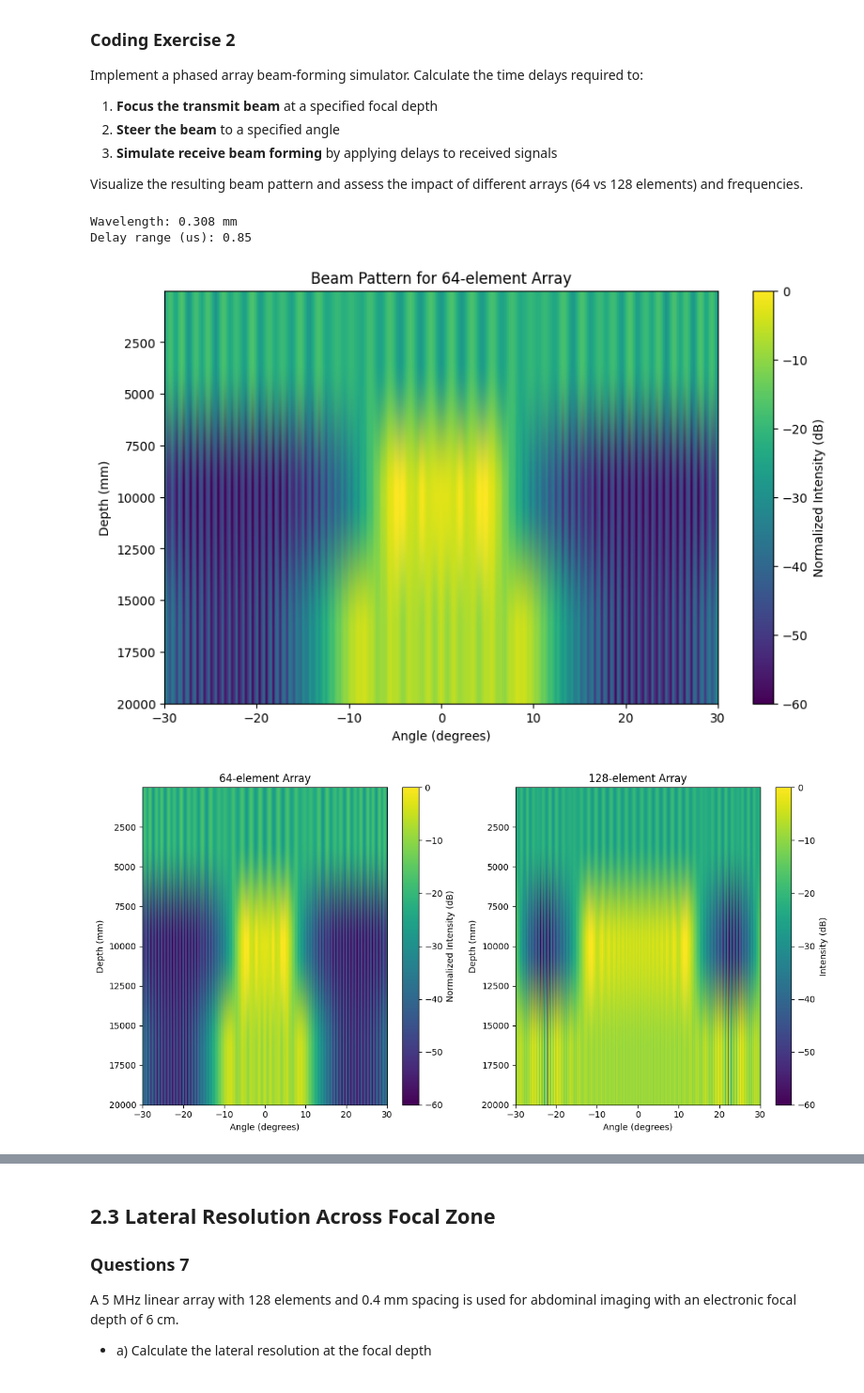
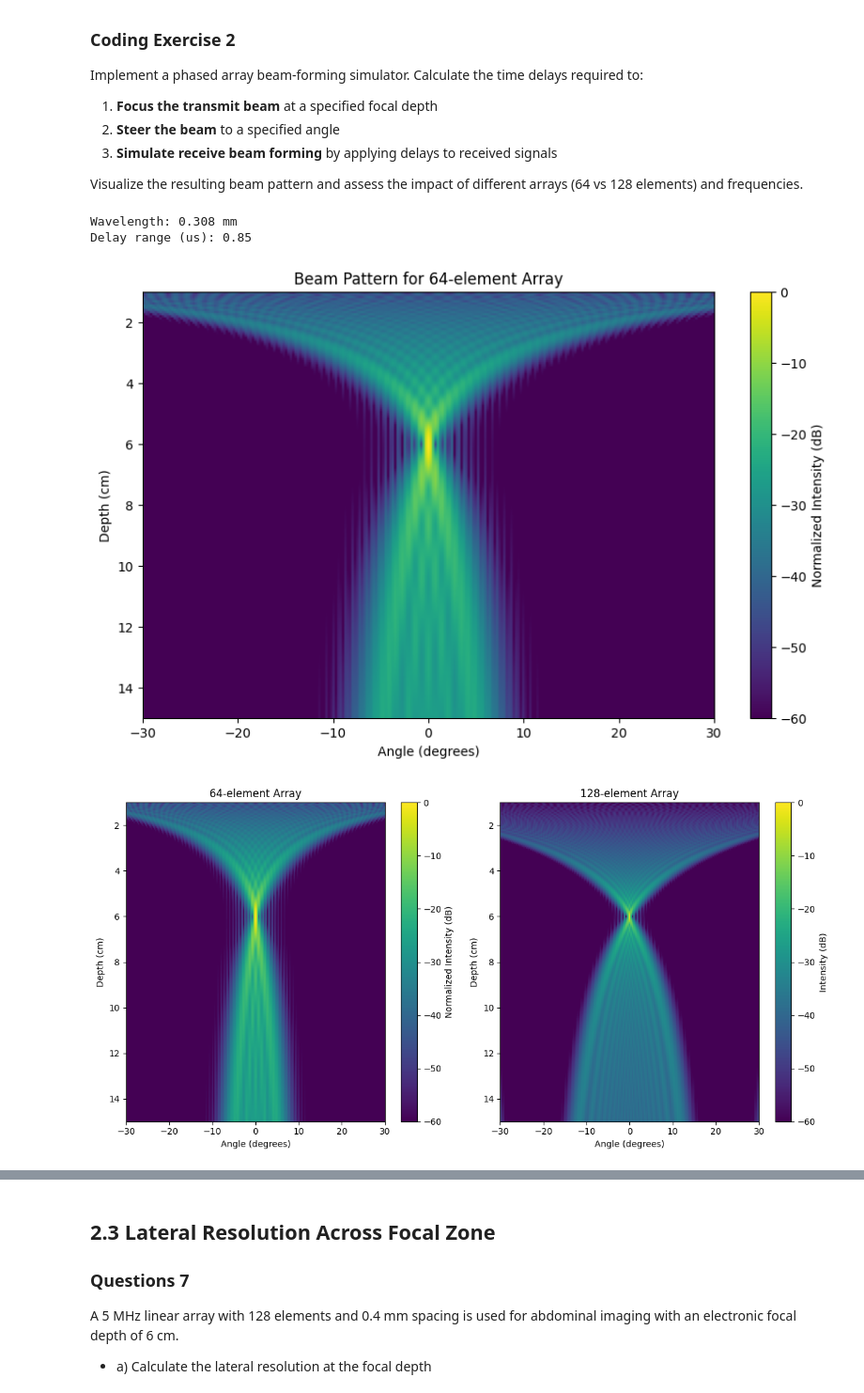
Before and after one commit to julianamassaro/BMEN509-623_Deliverable_3, a Jupyter notebook: deliverable-03-starter.ipynb, the cells around one changed output, grey strips where cells are left out. Shown at 94% size. Cells and saved outputs as stored; diff of their text form; code cells hidden in the pictures.

```diff
--- a/deliverable-03-starter.ipynb
+++ b/deliverable-03-starter.ipynb
@@ -474,7 +474,7 @@ def simulate_beam_pattern(element_positions, delays, frequency, depth_range, ang
     k = 2 * np.pi * frequency / c
 
     if depth_range is None:
-        depths = (0.01, 0.15, 200)
+        depths = np.linspace(0.01, 0.15, 200)
     else:
         depths = depth_range
     if angle_range is None:
@@ -519,7 +519,7 @@ plt.imshow(
 )
 plt.colorbar(label='Normalized Intensity (dB)')
 plt.xlabel('Angle (degrees)')
-plt.ylabel('Depth (mm)')
+plt.ylabel('Depth (cm)')
 plt.title('Beam Pattern for 64-element Array')
 plt.show()
 
@@ -556,7 +556,7 @@ plt.imshow(
 )
 plt.colorbar(label='Normalized Intensity (dB)')
 plt.xlabel('Angle (degrees)')
-plt.ylabel('Depth (mm)')
+plt.ylabel('Depth (cm)')
 plt.title('64-element Array')
 
 plt.subplot(1, 2, 2)
@@ -570,7 +570,7 @@ plt.imshow(
 )
 plt.colorbar(label='Intensity (dB)')
 plt.xlabel('Angle (degrees)')
-plt.ylabel('Depth (mm)')
+plt.ylabel('Depth (cm)')
 plt.title('128-element Array')
 
 plt.tight_layout()
@@ -582,33 +582,33 @@ frequency_labels = ['3 MHz', '5 MHz', '7 MHz']
 
 plt.figure(figsize=(15, 4.5))
 
 for idx, freq in enumerate(frequencies):
     wavelength = c / freq
     focus_delays = calculate_focus_delays(element_positions, focal_depth, c)
     steer_delays = calculate_steer_delays(element_positions, steering_angle, c)
     delays = focus_delays + steer_delays
 
     depths_freq, angles_freq, beam_pattern_freq = simulate_beam_pattern(
         element_positions, delays, freq, None, None, c)
 
     plt.subplot(1, 3, idx + 1)
     plt.imshow(
         beam_pattern_freq,
         extent=[angles_freq[0], angles_freq[-1], depths_freq[-1]*100, depths_freq[0]*100],
         aspect='auto',
         cmap='viridis',
         vmin = -60,
         vmax = 0
     )
     plt.colorbar(label='Normalized Intensity (dB)')
     plt.xlabel('Angle (degrees)')
-    plt.ylabel('Depth (mm)')
+    plt.ylabel('Depth (cm)')
     plt.title(f'Beam Pattern at {frequency_labels[idx]}')
 
 plt.tight_layout()
 plt.show()
 # %% [output]
 Wavelength: 0.308 mm
 Delay range (us): 0.85
-[figure, old version]
+[figure, new version]
-[figure, old version]
+[figure, new version]
```
Also changed, not shown: parts of 4 cells of this notebook.
